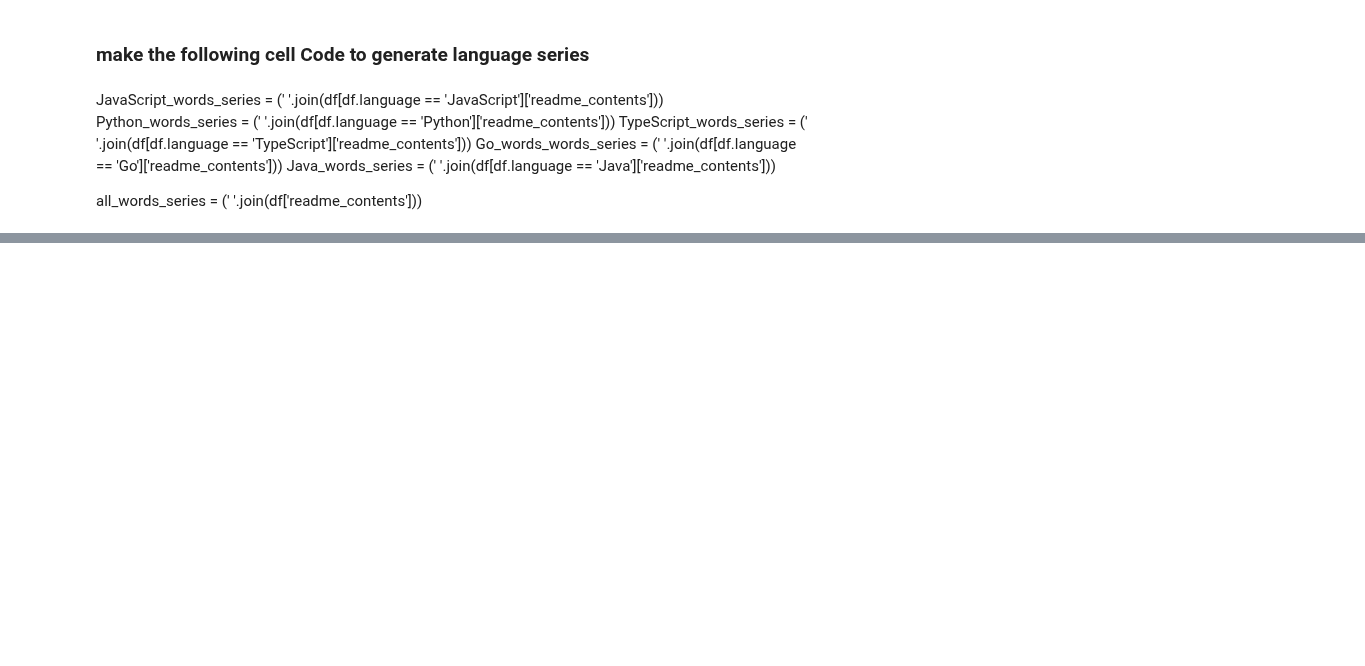
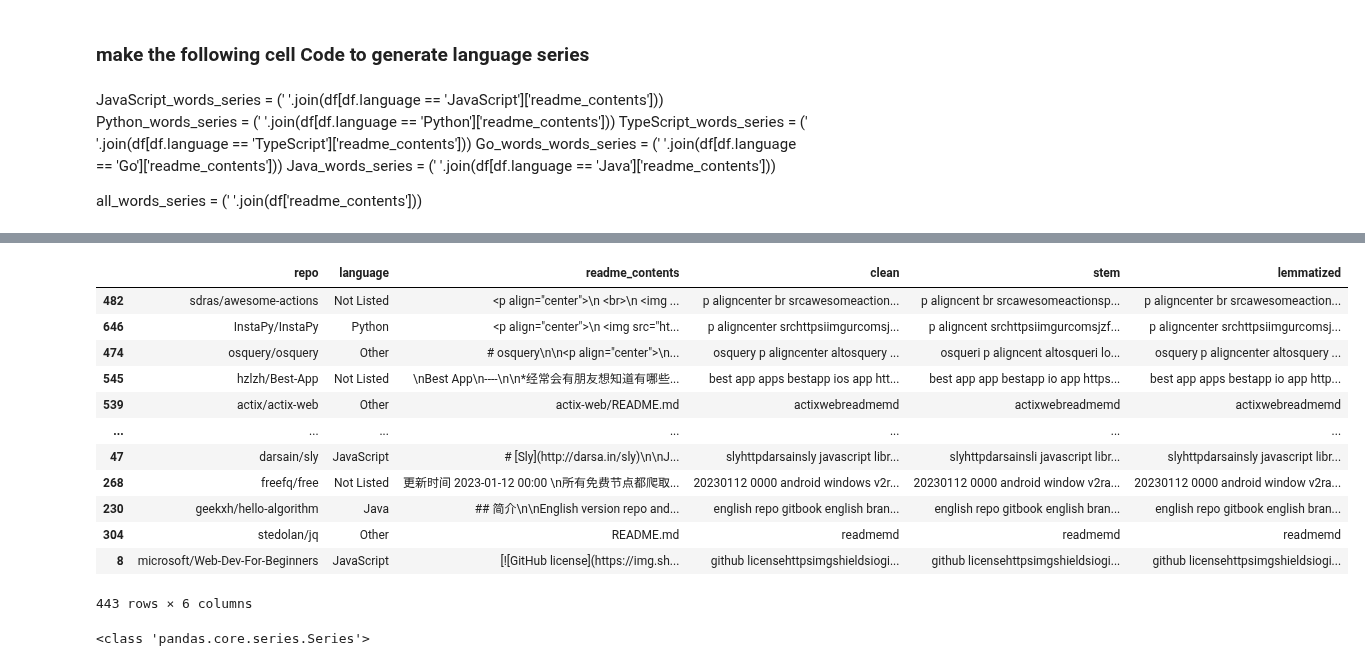
Before and after one commit to L-G-B-Team/nlp-project, a Jupyter notebook: Naomi_workbook.ipynb, the cells around one changed output, grey strips where cells are left out. Saved outputs shown, nothing was run; the diff lists cells and outputs as text; code cells hidden in the pictures; blank space fills up the shorter version.

```diff
--- a/Naomi_workbook.ipynb
+++ b/Naomi_workbook.ipynb
@@ -71 +97,5 @@ df = df.drop_duplicates()
+# %%
+train, validate, test = p.split_data(df, 'language')
+# %%
+df = train.copy()
 # %%
@@ -115,3 +116,0 @@ Name: language, dtype: int64
-# %%
-df.readme_contents = df.readme_contents.astype('str')
-df = p.prep_df_for_nlp(df,'readme_contents',extra_words=[],exclude_words=[])
@@ -171,0 +209,25 @@ df.shape
+# %%
+def lemm_counter(df):
+    df.lemmatized.str.split().apply(lambda x: Counter(x))
+    return df
+# %%
+df2 = lemm_counter(df)
+df2
+# %% [output]
+|  | repo | language | readme_contents | clean | stem | lemmatized |
+| 482 | sdras/awesome-actions | Not Listed | <p align="center">\n <br>\n <img ... | p aligncenter br srcawesomeaction... | p aligncent br srcawesomeactionsp... | p aligncenter br srcawesomeaction... |
+| 646 | InstaPy/InstaPy | Python | <p align="center">\n <img src="ht... | p aligncenter srchttpsiimgurcomsj... | p aligncent srchttpsiimgurcomsjzf... | p aligncenter srchttpsiimgurcomsj... |
+| 474 | osquery/osquery | Other | # osquery\n\n<p align="center">\n... | osquery p aligncenter altosquery ... | osqueri p aligncent altosqueri lo... | osquery p aligncenter altosquery ... |
+| 545 | hzlzh/Best-App | Not Listed | \nBest App\n----\n\n*经常会有朋友想知道有哪些... | best app apps bestapp ios app htt... | best app app bestapp io app https... | best app apps bestapp io app http... |
+| 539 | actix/actix-web | Other | actix-web/README.md | actixwebreadmemd | actixwebreadmemd | actixwebreadmemd |
+| ... | ... | ... | ... | ... | ... | ... |
+| 47 | darsain/sly | JavaScript | # [Sly](http://darsa.in/sly)\n\nJ... | slyhttpdarsainsly javascript libr... | slyhttpdarsainsli javascript libr... | slyhttpdarsainsly javascript libr... |
+| 268 | freefq/free | Not Listed | 更新时间 2023-01-12 00:00 \n所有免费节点都爬取... | 20230112 0000 android windows v2r... | 20230112 0000 android window v2ra... | 20230112 0000 android window v2ra... |
+| 230 | geekxh/hello-algorithm | Java | ## 简介\n\nEnglish version repo and... | english repo gitbook english bran... | english repo gitbook english bran... | english repo gitbook english bran... |
+| 304 | stedolan/jq | Other | README.md | readmemd | readmemd | readmemd |
+| 8 | microsoft/Web-Dev-For-Beginners | JavaScript | [![GitHub license](https://img.sh... | github licensehttpsimgshieldsiogi... | github licensehttpsimgshieldsiogi... | github licensehttpsimgshieldsiogi... |
+443 rows × 6 columns
+# %%
+print(type(df.lemmatized))
+# %% [output]
+<class 'pandas.core.series.Series'>
```
Also changed, not shown: parts of 40 cells of this notebook.
